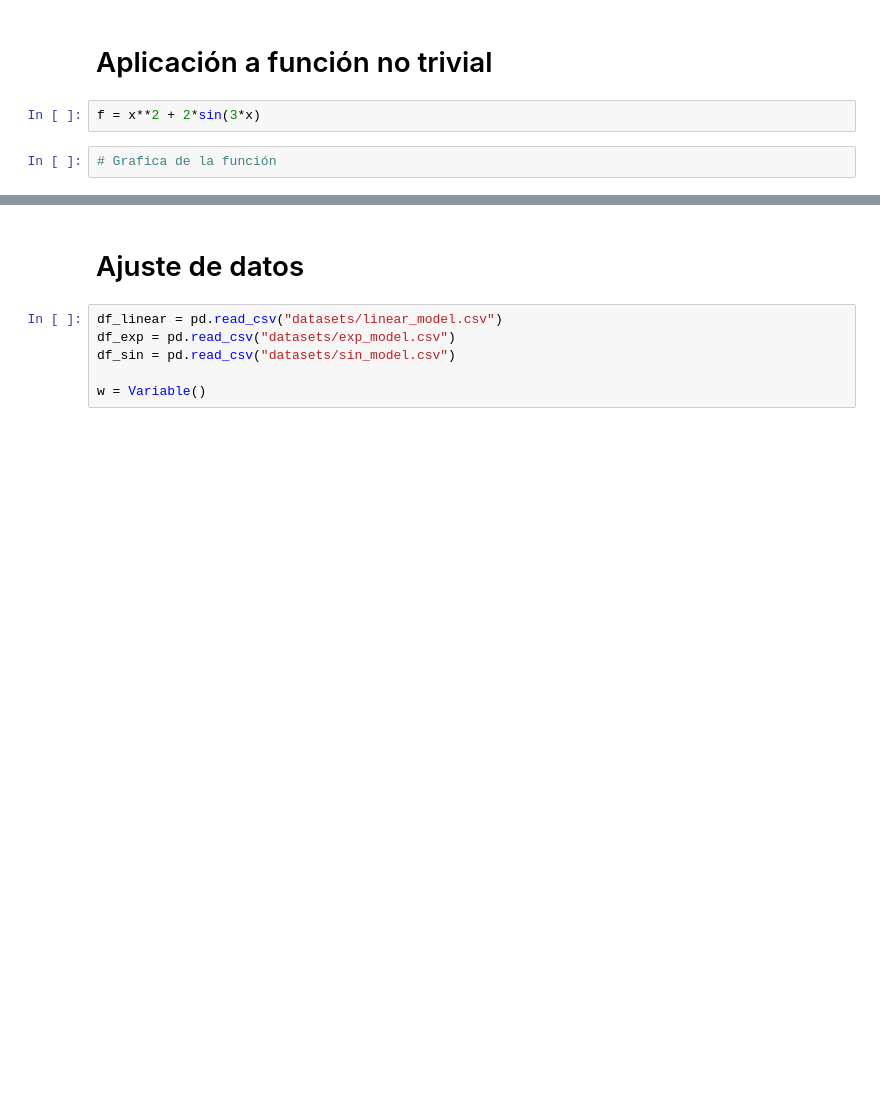
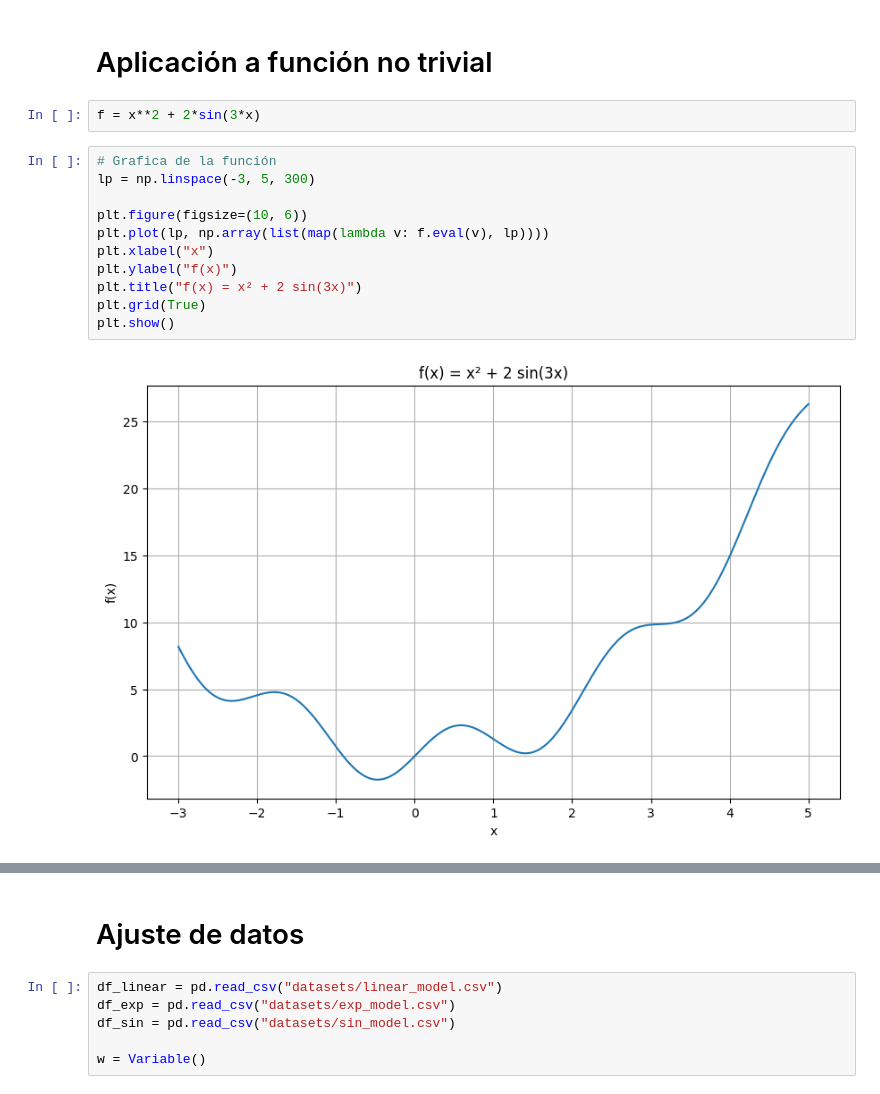
Before and after one commit to ClaraPlateiro/Optimizacion-Numerica-en-una-dimension, a Jupyter notebook: project.ipynb, the cells around one changed output, grey strips where cells are left out. Drawn from its saved outputs; the diff is of its cells as text; blank space fills up the shorter version.

```diff
--- a/project.ipynb
+++ b/project.ipynb
@@ -163,5 +312,16 @@ Gradiente: (np.float64(9.836982761146878e-05), 927)
 f = x**2 + 2*sin(3*x)
 # %%
 # Grafica de la función
+lp = np.linspace(-3, 5, 300)
+
+plt.figure(figsize=(10, 6))
+plt.plot(lp, np.array(list(map(lambda v: f.eval(v), lp))))
+plt.xlabel("x")
+plt.ylabel("f(x)")
+plt.title("f(x) = x² + 2 sin(3x)")
+plt.grid(True)
+plt.show()
+# %% [output]
+[figure, added]
 # %%
 # Evaluación de métodos y generación de tablas
```
Also changed, not shown: parts of 26 cells of this notebook.
